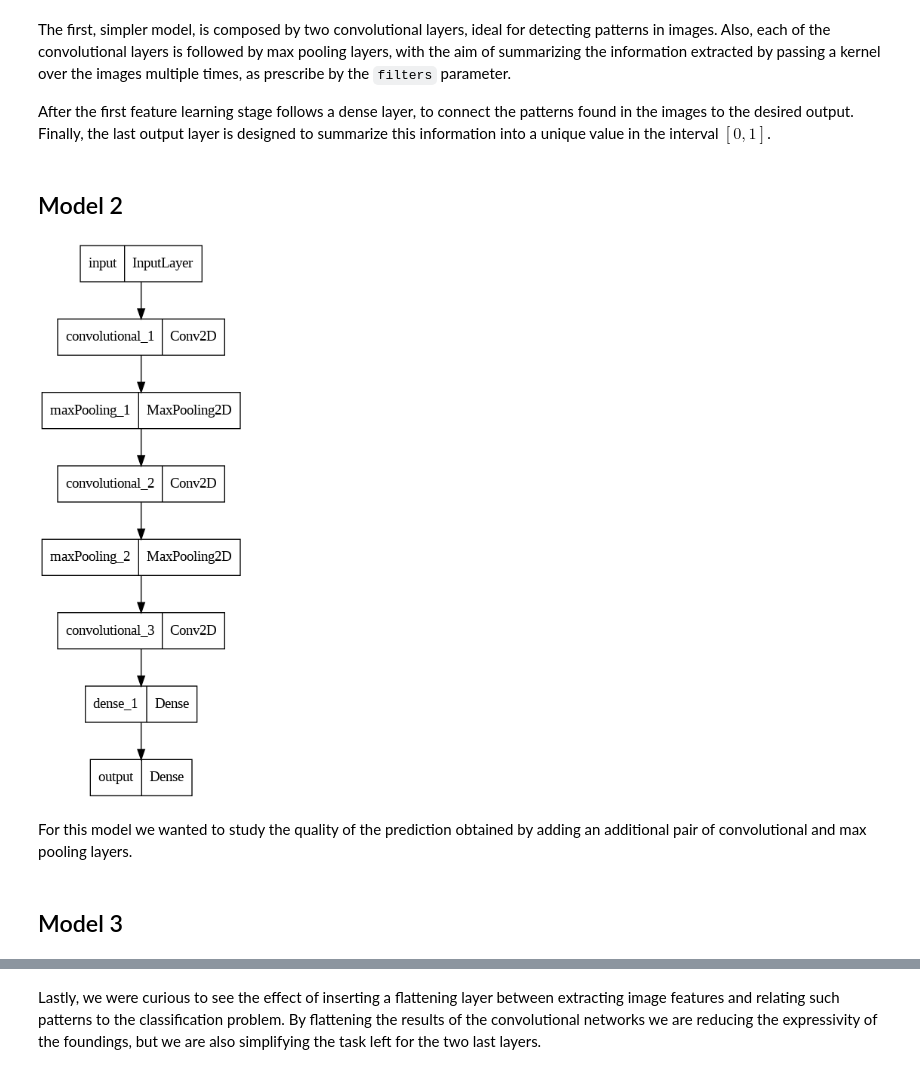
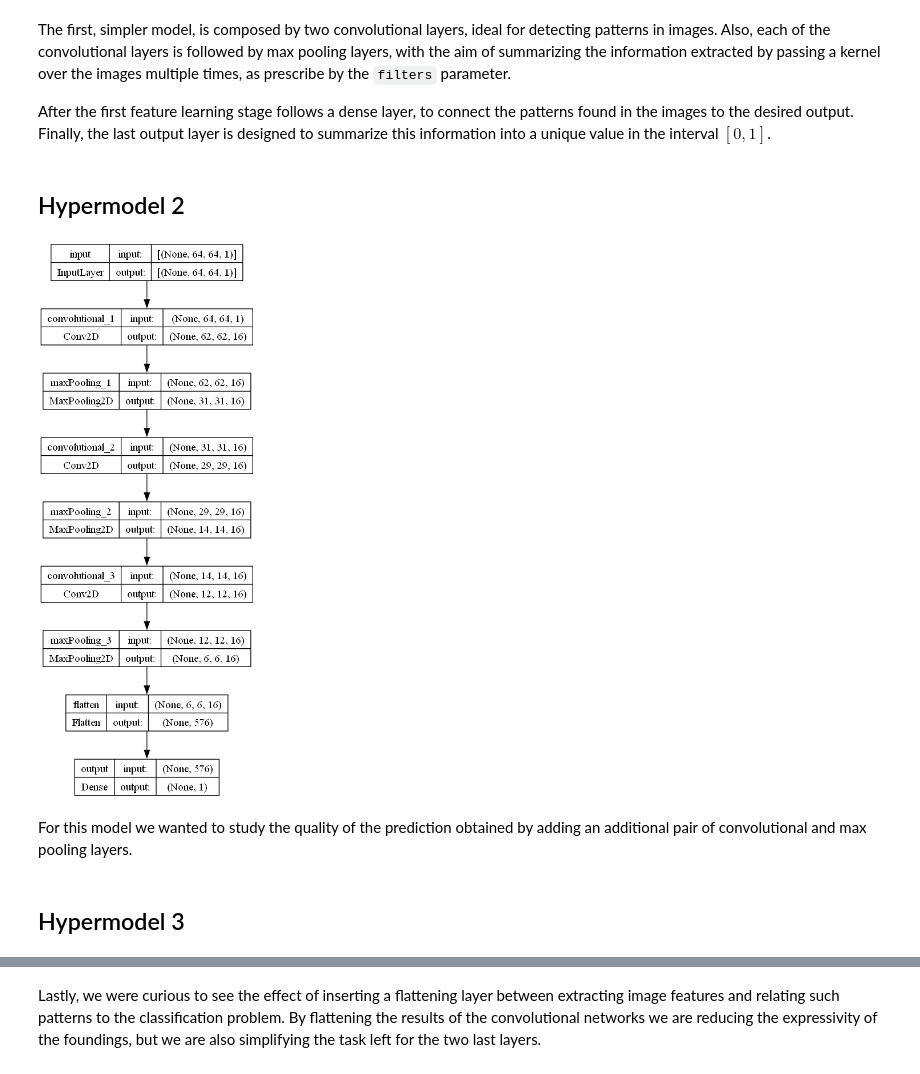
Before and after one commit to LuciaMellini/NNmuffinsChihuahuas, a Jupyter notebook: project.ipynb, the cells around one changed output, grey strips where cells are left out. Cells and saved outputs as stored; diff of their text form; code cells hidden in the pictures.

```diff
--- a/project.ipynb
+++ b/project.ipynb
@@ -217,31 +227,34 @@ The first, simpler model, is composed by two convolutional layers, ideal for det
 
 After the first feature learning stage follows a dense layer, to connect the patterns found in the images to the desired output. Finally, the last output layer is designed to summarize this information into a unique value in the interval $\left[0,1\right]$.
 # %% [markdown]
-## Model 2
+## Hypermodel 2
 # %%
-models_configs['model_2'] = {
-        'build_model': models.Sequential([
-            layers.Input(shape = input_shape, name = 'input'),
-            layers.Conv2D(hp.Choice('filters_1', [16, 32, 64]), np.array(hp.Choice('kernel_size_1',range(3,6))).repeat(2), activation='relu', name = 'convolutional_1'),
-            layers.MaxPooling2D(np.array(hp.Choice('pool_size_1', range(2,5))).repeat(2), name = 'maxPooling_1'),
-            layers.Conv2D(hp.Choice('filters_2', [16, 32, 64]), np.array(hp.Choice('kernel_size_2',range(3,6))).repeat(2), activation='relu', name = 'convolutional_2'),
-            layers.MaxPooling2D(np.array(hp.Choice('pool_size_2', range(2,5))).repeat(2), name = 'maxPooling_2'),
-            layers.Conv2D(hp.Choice('filters_3', [16, 32, 64]), np.array(hp.Choice('kernel_size_1',range(3,6))).repeat(2), activation='relu', name = 'convolutional_3'),
-            layers.Dense(hp.Choice('units',[32,64,96]), activation='relu', name = 'dense_1'),
-            layers.Dense(1, activation='sigmoid', name = 'output')
-            ]),
-        'tuner_directory': 'tuners',
-        'project_name': 'model_2',
-        'optimizer': 'adam',
-        'loss': 'binary_crossentropy',
-        'metrics': ['accuracy']
-    }
+class HyperModel_2(kt.HyperModel):
+    def __init__(self, input_shape):
+        self.input_shape = input_shape
+
+    def build(self, hp):
+        model = models.Sequential([
+            layers.Input(shape=self.input_shape, name='input'),
+            layers.Conv2D(hp.Choice('filters_1', [16, 32, 64]), np.array(hp.Choice('kernel_size_1', range(3, 6))).repeat(2), activation='relu', name='convolutional_1'),
+            layers.MaxPooling2D(np.array(hp.Choice('pool_size_1', range(2, 5))).repeat(2), name='maxPooling_1'),
+            layers.Conv2D(hp.Choice('filters_2', [16, 32, 64]), np.array(hp.Choice('kernel_size_2', range(3, 6))).repeat(2), activation='relu', name='convolutional_2'),
+            layers.MaxPooling2D(np.array(hp.Choice('pool_size_2', range(2, 5))).repeat(2), name='maxPooling_2'),
+            layers.Conv2D(hp.Choice('filters_3', [16, 32, 64]), np.array(hp.Choice('kernel_size_3', range(3, 6))).repeat(2), activation='relu', name='convolutional_3'),
+            layers.MaxPooling2D(np.array(hp.Choice('pool_size_3', range(2, 5))).repeat(2), name='maxPooling_3'),
+            layers.Flatten(name='flatten'),
+            layers.Dense(1, activation='sigmoid', name='output')
+        ])
+
+        model.compile(optimizer='adam', loss='binary_crossentropy', metrics=['accuracy'])
+
+        return model
-# %%
-tf.keras.utils.plot_model(models_configs['model_2']['build_model'])
-# %% [output]
-[figure, removed]
+# %%
+display_hypermodel(HyperModel_2)
+# %% [output]
+[figure, added]
 # %% [markdown]
 For this model we wanted to study the quality of the prediction obtained by adding an additional pair of convolutional and max pooling layers.
 # %% [markdown]
-## Model 3
+## Hypermodel 3
 # %%
```
Also changed, not shown: parts of 17 cells of this notebook.
